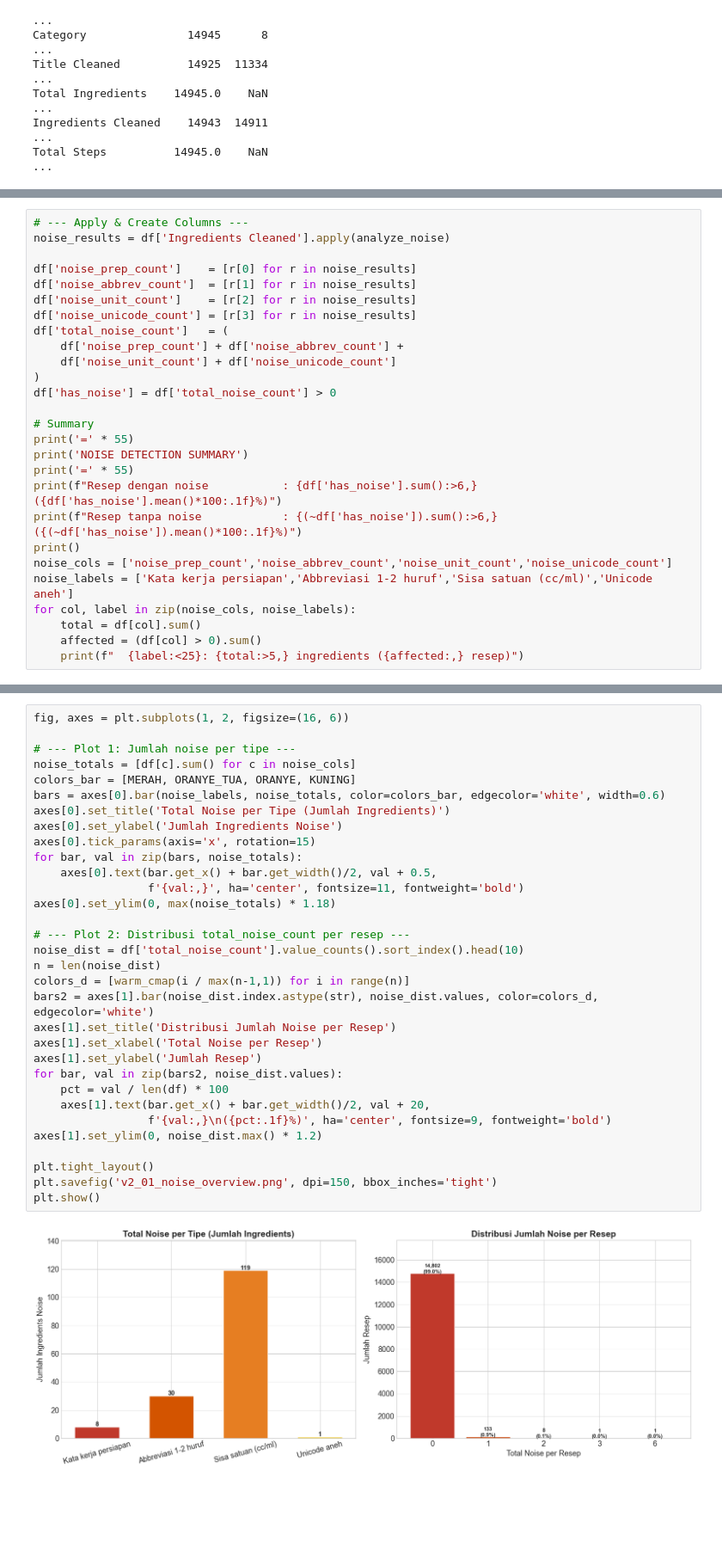
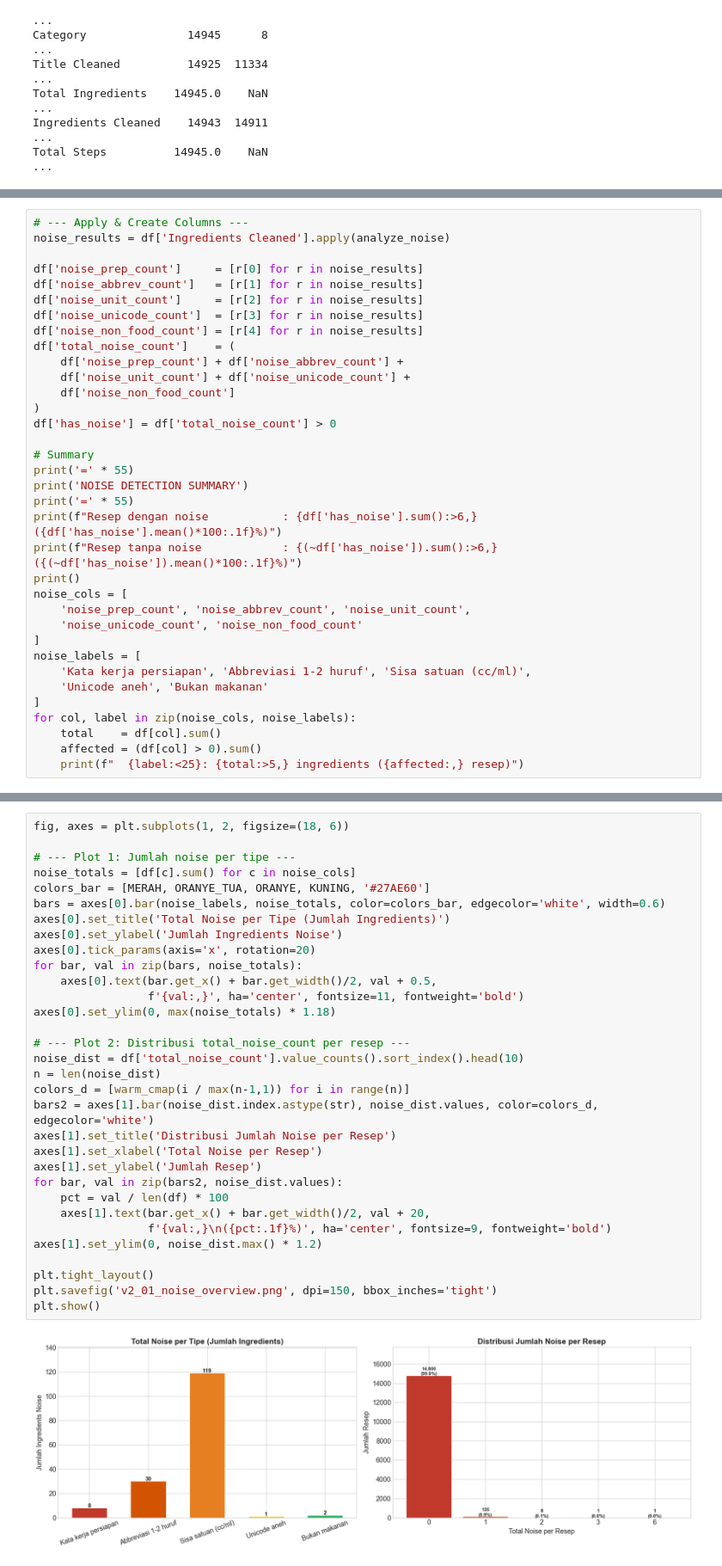
Before and after one commit to wigaandini/NirSisa, a Jupyter notebook: EDA Dataset/EDA_Indonesian_Food_Recipes_v2.ipynb, the cells around one changed output, grey strips where cells are left out. Shown at 86% size. Saved outputs shown, nothing was run; the diff lists cells and outputs as text; blank space fills up the shorter version.

```diff
--- a/EDA Dataset/EDA_Indonesian_Food_Recipes_v2.ipynb
+++ b/EDA Dataset/EDA_Indonesian_Food_Recipes_v2.ipynb
@@ -124,13 +156,15 @@ Jumlah prep verbs terdaftar: 32
 # --- Apply & Create Columns ---
 noise_results = df['Ingredients Cleaned'].apply(analyze_noise)
 
-df['noise_prep_count']    = [r[0] for r in noise_results]
-df['noise_abbrev_count']  = [r[1] for r in noise_results]
-df['noise_unit_count']    = [r[2] for r in noise_results]
-df['noise_unicode_count'] = [r[3] for r in noise_results]
-df['total_noise_count']   = (
+df['noise_prep_count']     = [r[0] for r in noise_results]
+df['noise_abbrev_count']   = [r[1] for r in noise_results]
+df['noise_unit_count']     = [r[2] for r in noise_results]
+df['noise_unicode_count']  = [r[3] for r in noise_results]
+df['noise_non_food_count'] = [r[4] for r in noise_results]
+df['total_noise_count']    = (
     df['noise_prep_count'] + df['noise_abbrev_count'] +
-    df['noise_unit_count'] + df['noise_unicode_count']
+    df['noise_unit_count'] + df['noise_unicode_count'] +
+    df['noise_non_food_count']
 )
 df['has_noise'] = df['total_noise_count'] > 0
 
@@ -141,10 +175,16 @@ print('=' * 55)
 print(f"Resep dengan noise           : {df['has_noise'].sum():>6,} ({df['has_noise'].mean()*100:.1f}%)")
 print(f"Resep tanpa noise            : {(~df['has_noise']).sum():>6,} ({(~df['has_noise']).mean()*100:.1f}%)")
 print()
-noise_cols = ['noise_prep_count','noise_abbrev_count','noise_unit_count','noise_unicode_count']
-noise_labels = ['Kata kerja persiapan','Abbreviasi 1-2 huruf','Sisa satuan (cc/ml)','Unicode aneh']
+noise_cols = [
+    'noise_prep_count', 'noise_abbrev_count', 'noise_unit_count',
+    'noise_unicode_count', 'noise_non_food_count'
+]
+noise_labels = [
+    'Kata kerja persiapan', 'Abbreviasi 1-2 huruf', 'Sisa satuan (cc/ml)',
+    'Unicode aneh', 'Bukan makanan'
+]
 for col, label in zip(noise_cols, noise_labels):
-    total = df[col].sum()
+    total    = df[col].sum()
     affected = (df[col] > 0).sum()
     print(f"  {label:<25}: {total:>5,} ingredients ({affected:,} resep)")
 # %% [output]
@@ -161,37 +202,37 @@ Resep tanpa noise            : 14,802 (99.0%)
 # %%
-fig, axes = plt.subplots(1, 2, figsize=(16, 6))
+fig, axes = plt.subplots(1, 2, figsize=(18, 6))
 
 # --- Plot 1: Jumlah noise per tipe ---
 noise_totals = [df[c].sum() for c in noise_cols]
-colors_bar = [MERAH, ORANYE_TUA, ORANYE, KUNING]
+colors_bar = [MERAH, ORANYE_TUA, ORANYE, KUNING, '#27AE60']
 bars = axes[0].bar(noise_labels, noise_totals, color=colors_bar, edgecolor='white', width=0.6)
 axes[0].set_title('Total Noise per Tipe (Jumlah Ingredients)')
 axes[0].set_ylabel('Jumlah Ingredients Noise')
-axes[0].tick_params(axis='x', rotation=15)
+axes[0].tick_params(axis='x', rotation=20)
 for bar, val in zip(bars, noise_totals):
     axes[0].text(bar.get_x() + bar.get_width()/2, val + 0.5,
                  f'{val:,}', ha='center', fontsize=11, fontweight='bold')
 axes[0].set_ylim(0, max(noise_totals) * 1.18)
 
 # --- Plot 2: Distribusi total_noise_count per resep ---
 noise_dist = df['total_noise_count'].value_counts().sort_index().head(10)
 n = len(noise_dist)
 colors_d = [warm_cmap(i / max(n-1,1)) for i in range(n)]
 bars2 = axes[1].bar(noise_dist.index.astype(str), noise_dist.values, color=colors_d, edgecolor='white')
 axes[1].set_title('Distribusi Jumlah Noise per Resep')
 axes[1].set_xlabel('Total Noise per Resep')
 axes[1].set_ylabel('Jumlah Resep')
 for bar, val in zip(bars2, noise_dist.values):
     pct = val / len(df) * 100
     axes[1].text(bar.get_x() + bar.get_width()/2, val + 20,
                  f'{val:,}\n({pct:.1f}%)', ha='center', fontsize=9, fontweight='bold')
 axes[1].set_ylim(0, noise_dist.max() * 1.2)
 
 plt.tight_layout()
 plt.savefig('v2_01_noise_overview.png', dpi=150, bbox_inches='tight')
 plt.show()
 # %% [output]
-[figure, old version]
+[figure, new version]
 # %%
 # --- Contoh resep dengan noise ---
 print('=== Contoh Resep dengan Noise (5 resep dengan total_noise_count tertinggi) ===')
```
Also changed, not shown: parts of 9 cells of this notebook, 3 other files.
